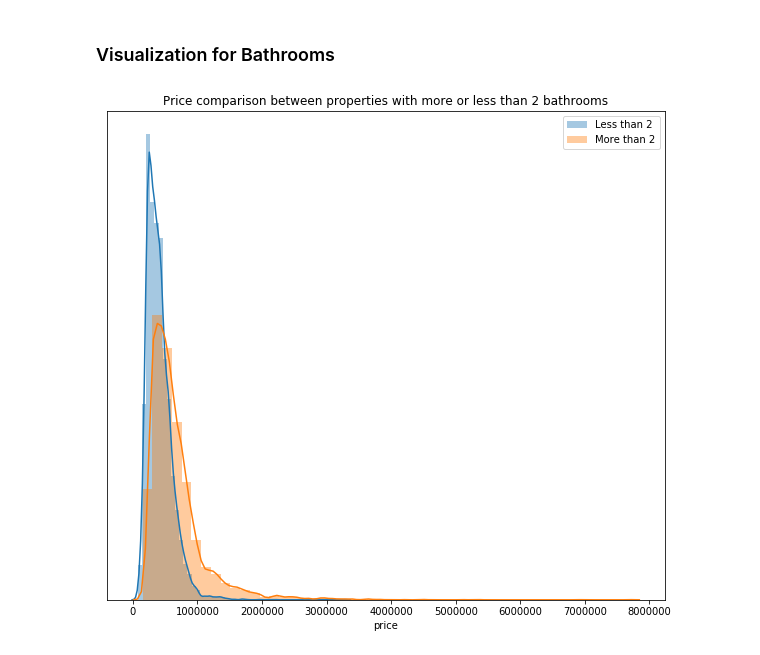
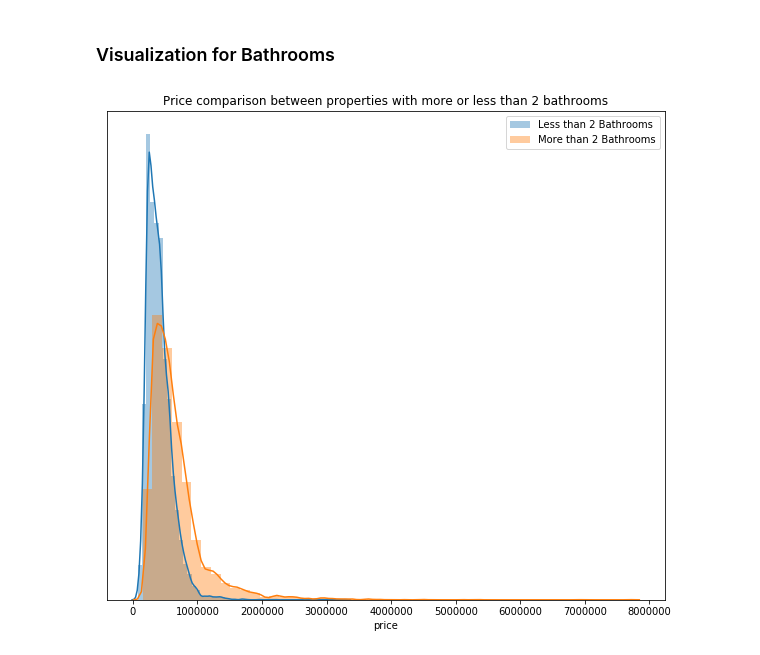
Before and after one commit to jeffersonzaki/Real-Estate, a Jupyter notebook: Technical-Notebook/statistics.ipynb, the cells around one changed output. Drawn from its saved outputs; the diff is of its cells as text; code cells hidden in the pictures.

```diff
--- a/Technical-Notebook/statistics.ipynb
+++ b/Technical-Notebook/statistics.ipynb
@@ -187,15 +187,15 @@ Ttest_indResult(statistic=-52.21637628951914, pvalue=0.0)
 # %%
 plt.figure(figsize=(10, 9))  # Figure size
 # Distribution plots
-sns.distplot(bathrooms_less_and_2.price, label="Less than 2")
-sns.distplot(bathrooms_more_than_2.price, label="More than 2")
+sns.distplot(bathrooms_less_and_2.price, label="Less than 2 Bathrooms")
+sns.distplot(bathrooms_more_than_2.price, label="More than 2 Bathrooms")
 
 # Labels
 plt.title("Price comparison between properties with more or less than 2 bathrooms")
 ax = plt.gca()
 ax.set_yticks([])
 
 plt.legend()
 plt.show()
 # %% [output]
-[figure, old version]
+[figure, new version]
```
